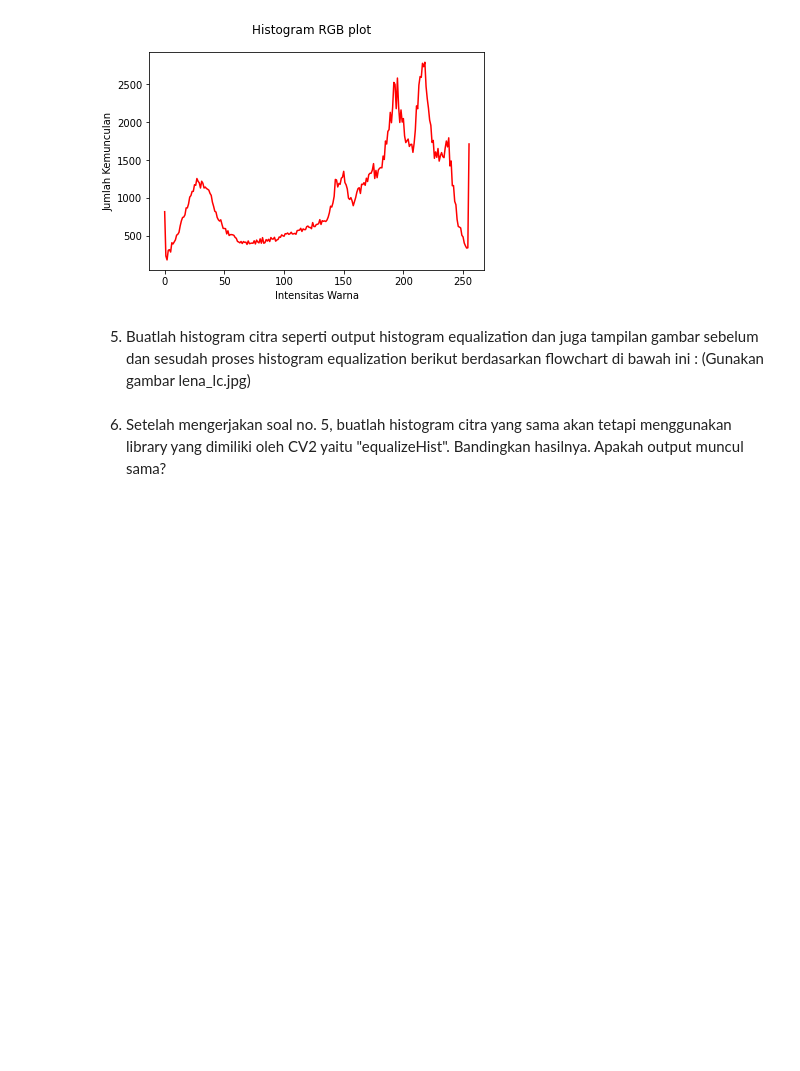
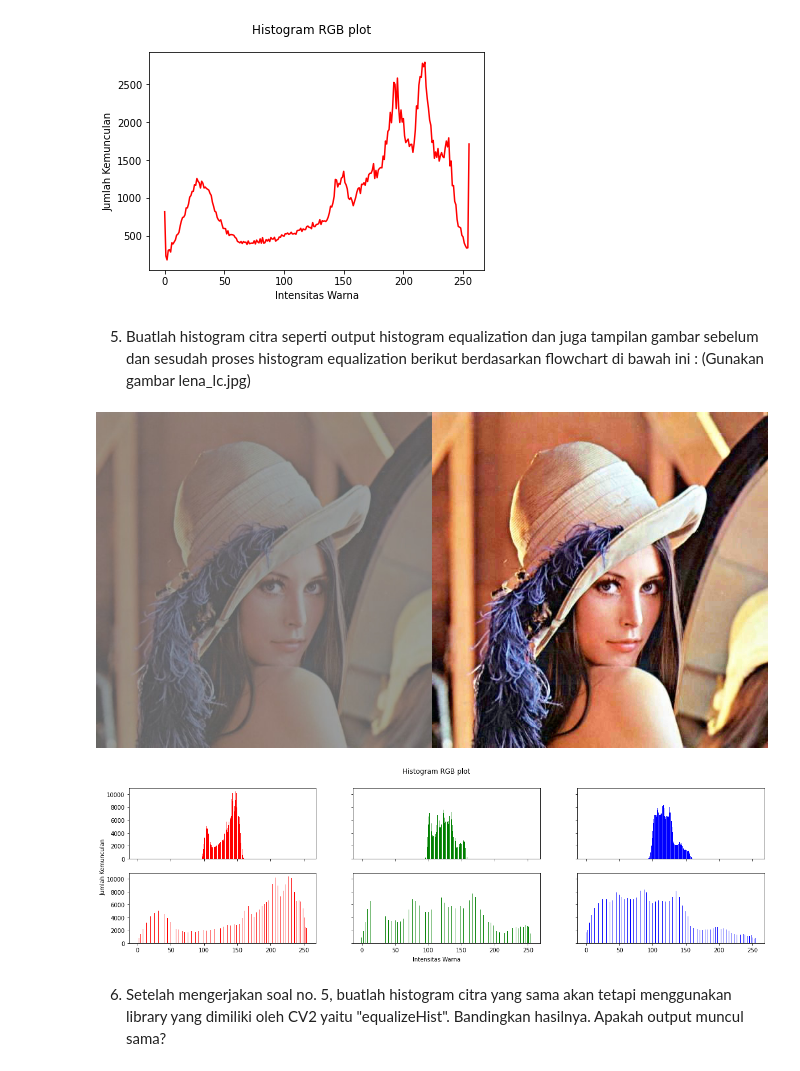
Before and after one commit to vinkharisma/PCVK_Genap_2023, a Jupyter notebook: Week6.ipynb, the cells around one changed output. Drawn from its saved outputs; the diff is of its cells as text; code cells hidden in the pictures; blank space fills up the shorter version.

```diff
--- a/Week6.ipynb
+++ b/Week6.ipynb
@@ -91,6 +91,76 @@ for channel_id, c in zip(channel_ids, colors):
 [figure]
 # %% [markdown]
 5. Buatlah histogram citra seperti output histogram equalization dan juga tampilan gambar sebelum dan sesudah proses histogram equalization berikut berdasarkan flowchart di bawah ini : (Gunakan gambar lena_lc.jpg)
+# %%
+img = cv.imread('/content/drive/MyDrive/PCVK/Images/lena_lc.jpg')
+def histog(img):
+  height, width, depth = np.shape(img)
+  ax = np.zeros((3,256))
+  for y in range(0,height) :
+    for x in range(0,width) :
+      ax[0][img[y][x][0]] += 1
+      ax[1][img[y][x][1]] += 1
+      ax[2][img[y][x][2]] += 1
+  return ax
+
+histogram_asli = histog(img)
+
+# Menconvert ke Numpy array
+img_array = np.asarray(img)
+
+# Normalized cumulative histogram
+# Flatten image array and calculate histogram dg binning
+histogram_array = np.bincount(img_array.flatten(), minlength=256)
+
+# Normalize
+num_pixels = np. sum(histogram_array)
+histogram_array = histogram_array/num_pixels
+
+# Normalized cumulative histogram
+cum_histo = np.cumsum(histogram_array)
+
+# Pixel mapping lookup table
+transform_map = np.floor(255 * cum_histo). astype (np.uint8)
+
+# Transformation
+# flatten image array into 10 list
+img_list = list(img_array.flatten())
+
+# transform pixel values to equalize
+eq_img_list = [transform_map[p] for p in img_list]
+
+# reshape and write back into img_array
+eq_img_array = np.reshape(np.asarray(eq_img_list), img_array.shape)
+img2 = eq_img_array
+
+equal_histo = histog(img2)
+
+final_frame = cv.hconcat((img, img2))
+cv2_imshow(final_frame)
+
+hs = np.arange (256)
+isgrayimg = np.array_equal(blue, green, red)
+if (isgrayimg == False):
+  fig, axs = plt.subplots(2, 3, figsize=[20,5], sharex=True, sharey=True)
+  fig.suptitle('Histogram RGB plot')
+  fig.text(0.09, 0.5, 'Jumlah Kemunculan', va='center', rotation='vertical')
+  fig.text(0.5, 0.04, 'Intensitas Warna', ha='center')
+  axs[0,0].bar(hs, histogram_asli[2], color='red')
+  axs[0,1].bar(hs, histogram_asli[1], color='green')
+  axs[0,2].bar(hs, histogram_asli[0], color='blue')
+  axs[1,0].bar(hs, equal_histo[2], color='red')
+  axs[1,1].bar(hs, equal_histo[1], color='green')
+  axs[1,2].bar(hs, equal_histo[0], color='blue')
+else:
+  fig, axs = plt. subplots(1, 2, figsize=[20,5], sharex=True, sharey=True)
+  fig. suptitle('Histogram RGB plot')
+  fig.text(0.09, 0.5, 'Jumlah Kemunculan', va='center', rotation='vertical')
+  fig.text(0.5, 0.94, 'Intensitas Warna', ha='center')
+  axs[0,0].bar(hs, histogram_asli[2], color='gray')
+  axs[0,1].bar(hs, equal_histo[2], color='gray')
+# %% [output]
+[figure, added]
+[figure, added]
 # %% [markdown]
 6. Setelah mengerjakan soal no. 5, buatlah histogram citra yang sama akan tetapi menggunakan library yang dimiliki oleh CV2 yaitu "equalizeHist". Bandingkan hasilnya. Apakah output muncul sama?
 # %% [markdown]
```
